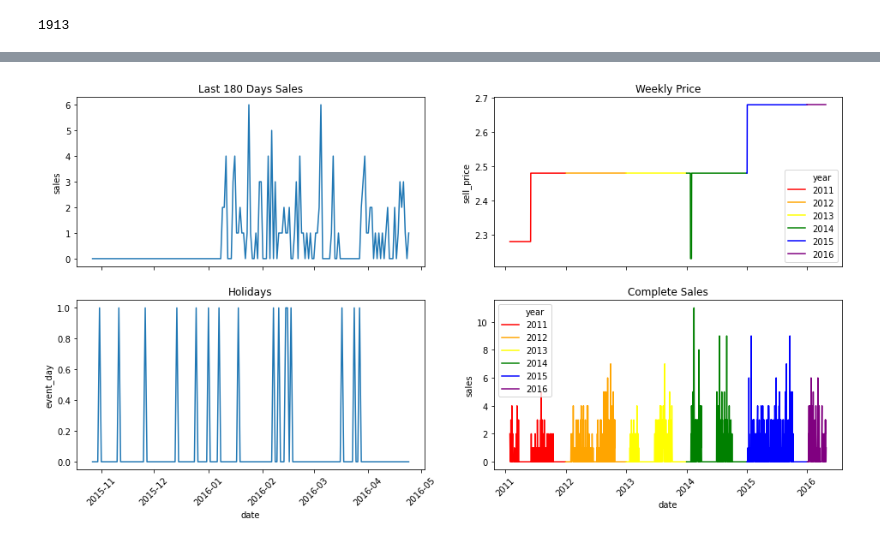
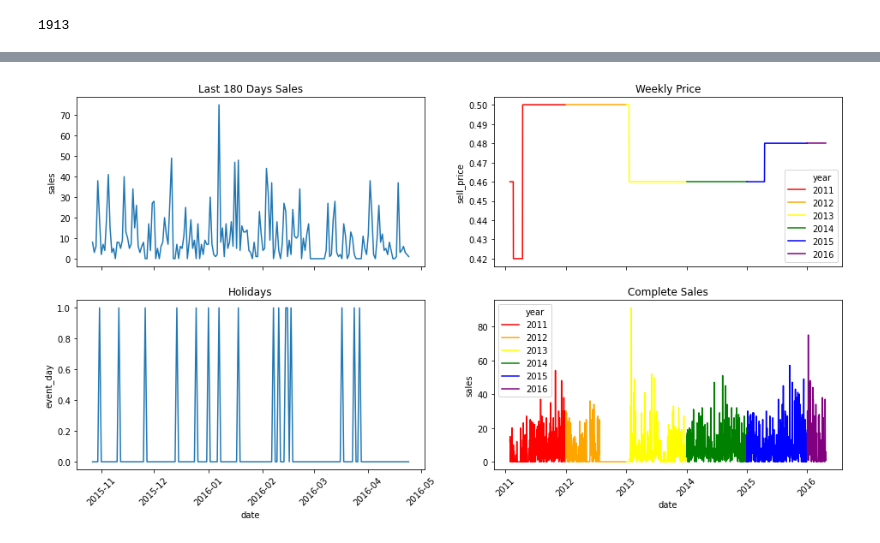
Before and after one commit to andrew-kipp/M5-Forecasting, a Jupyter notebook: EDA_Sales_Plots.ipynb, the cells around one changed output, grey strips where cells are left out. Drawn from its saved outputs; the diff is of its cells as text; code cells hidden in the pictures.

```diff
--- a/EDA_Sales_Plots.ipynb
+++ b/EDA_Sales_Plots.ipynb
@@ -112,4 +174,4 @@ cumulative_store_sales.d.max()
 # %%
-quad_plot(dataset = complete_data, id_filter = 'id', series_id = 'FOODS_1_011_CA_1_validation', days_prior = 180)
+quad_plot(dataset = complete_data, id_filter = 'id', series_id = 'HOBBIES_1_008_CA_1_validation', days_prior = 180)
 # %% [output]
-[figure, old version]
+[figure, new version]
```
Also changed, not shown: parts of 10 cells of this notebook.
